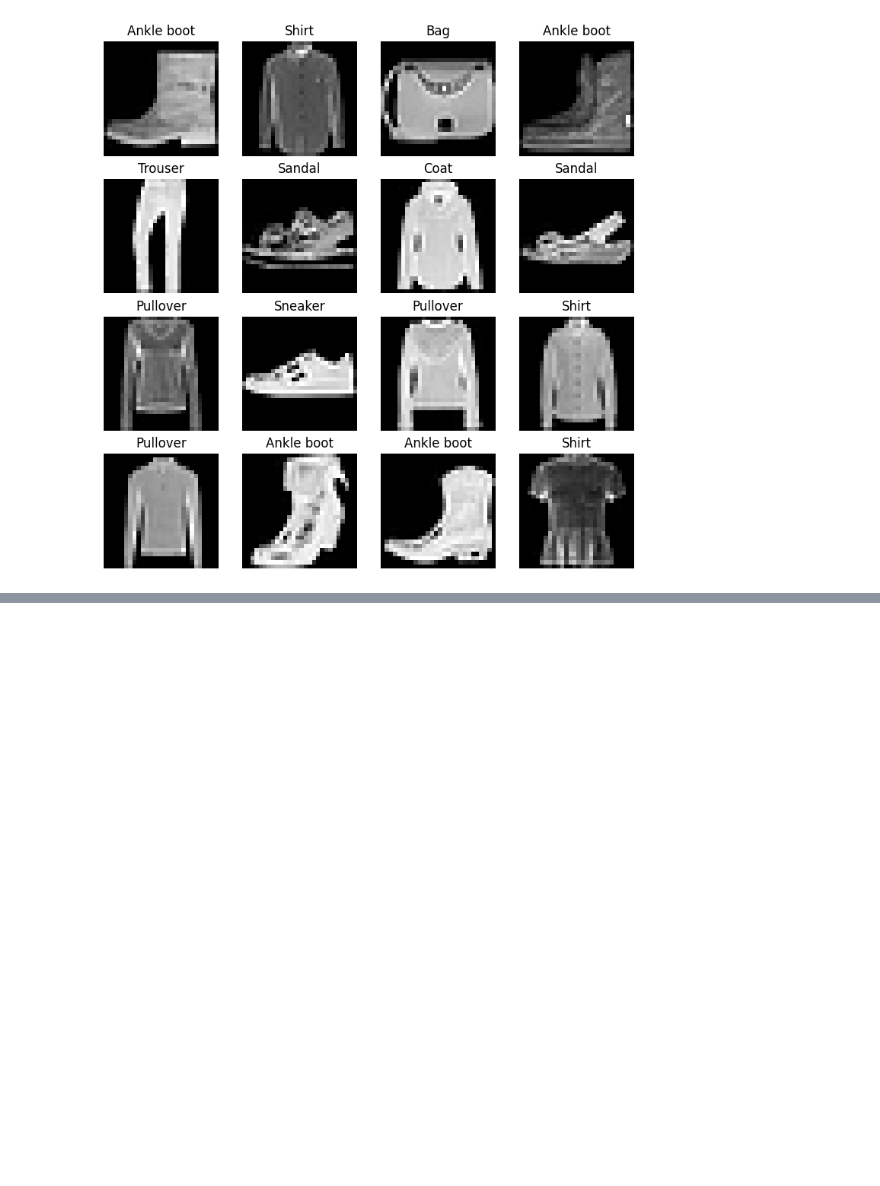
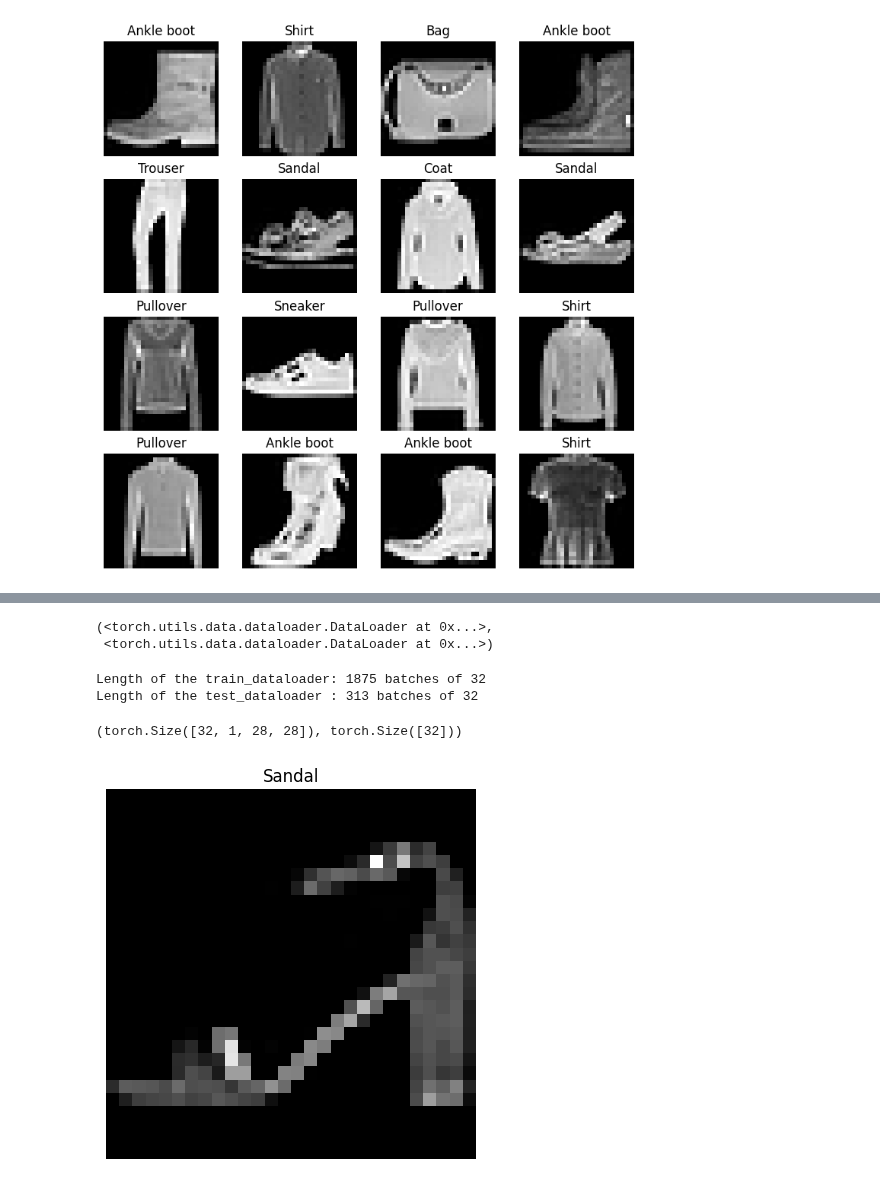
Before and after one commit to Muntasir2179/pytorch-learnig, a Jupyter notebook: 03_pytorch_computer_vision.ipynb, the cells around one changed output, grey strips where cells are left out. Drawn from its saved outputs; the diff is of its cells as text; code cells hidden in the pictures; blank space fills up the shorter version.

Commit message:
converted data into minibatches using DataLoader

```diff
--- a/03_pytorch_computer_vision.ipynb
+++ b/03_pytorch_computer_vision.ipynb
@@ -121,0 +135,39 @@ for i in range(1, rows*cols + 1):
+# %%
+from torch.utils.data import DataLoader
+# setup the batch size hyperparameter
+BATCH_SIZE = 32
+
+# turn dataset into iterable (batches)
+train_dataloader = DataLoader(dataset=train_data,
+                              batch_size=BATCH_SIZE,
+                              shuffle=True)
+
+test_dataloader = DataLoader(dataset=test_data,
+                             batch_size=BATCH_SIZE,
+                             shuffle=False)
+
+train_dataloader, test_dataloader
+# %% [output]
+(<torch.utils.data.dataloader.DataLoader at 0x...>,
+ <torch.utils.data.dataloader.DataLoader at 0x...>)
+# %%
+print(f"Length of the train_dataloader: {len(train_dataloader)} batches of {BATCH_SIZE}")
+print(f"Length of the test_dataloader : {len(test_dataloader)} batches of {BATCH_SIZE}")
+# %% [output]
+Length of the train_dataloader: 1875 batches of 32
+Length of the test_dataloader : 313 batches of 32
+# %%
+# check out what is inside the dataloader
+train_features_batch, train_labels_batch = next(iter(train_dataloader))
+train_features_batch.shape, train_labels_batch.shape
+# %% [output]
+(torch.Size([32, 1, 28, 28]), torch.Size([32]))
+# %%
+random_index = torch.randint(0, len(train_features_batch), size=[1]).item()
+image, label = train_features_batch[random_index], train_labels_batch[random_index]
+plt.imshow(image.squeeze(), cmap='gray')
+plt.title(class_names[label])
+plt.axis('off')
+plt.show()
+# %% [output]
+[figure, added]
```
Also changed, not shown: parts of 1 cell of this notebook.
